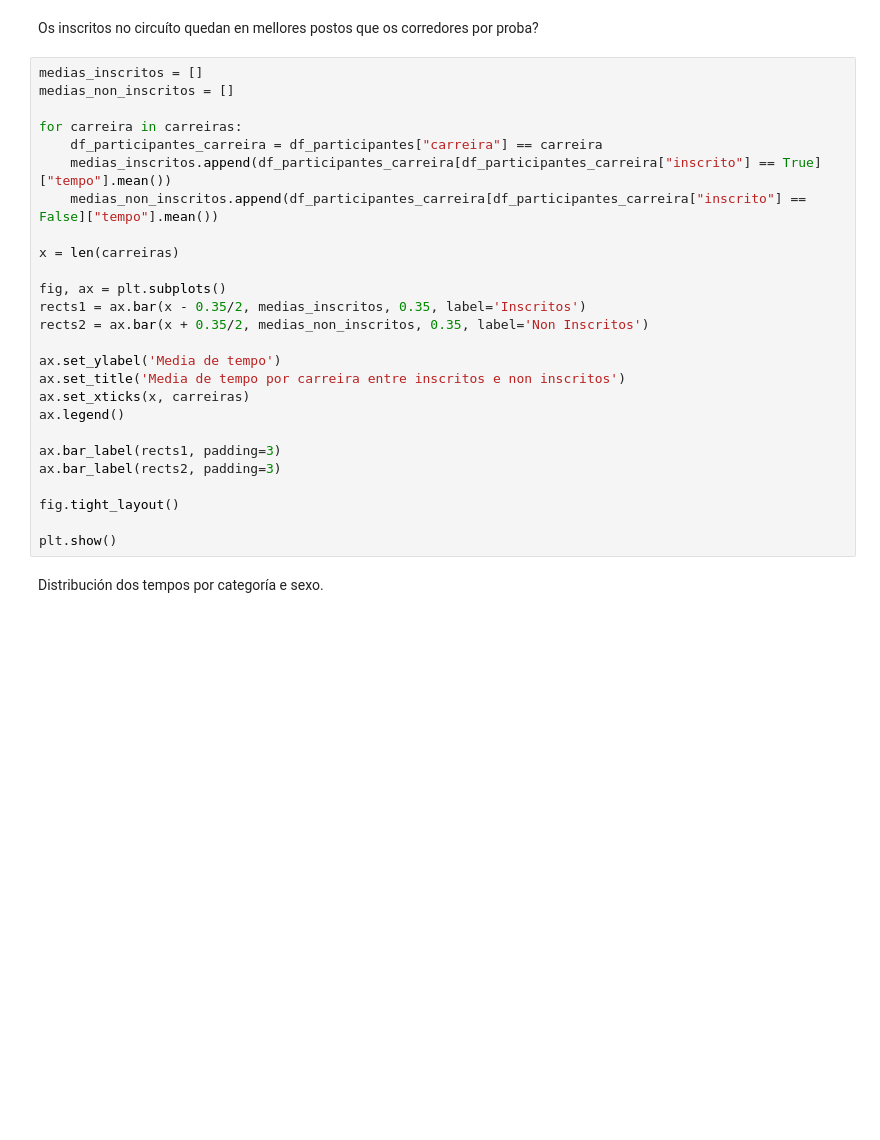
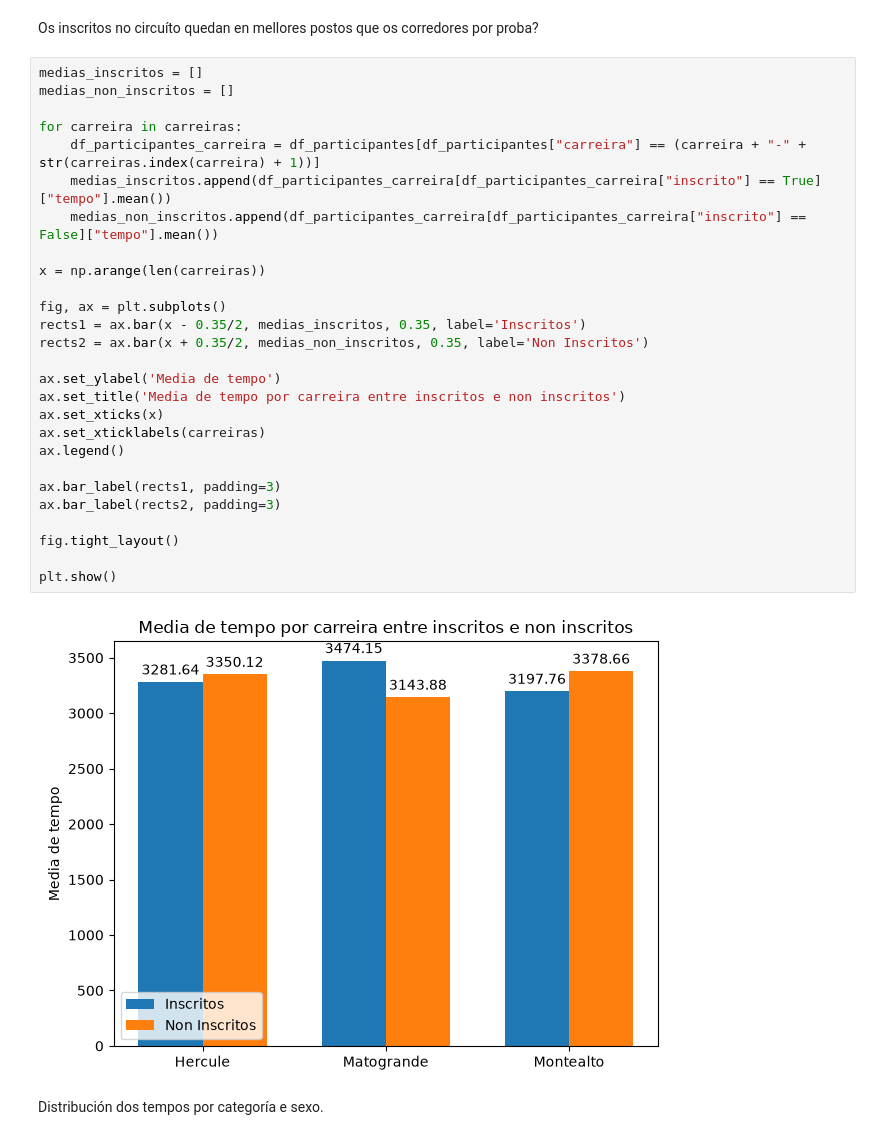
Before and after one commit to nicolasjimenezfdwirtz2627-ai/scrapping-coruna-corre, a Jupyter notebook: notebooks/analise.ipynb, the cells around one changed output. Drawn from its saved outputs; the diff is of its cells as text; blank space fills up the shorter version.

```diff
--- a/notebooks/analise.ipynb
+++ b/notebooks/analise.ipynb
@@ -117,29 +164,32 @@ Os inscritos no circuíto quedan en mellores postos que os corredores por proba?
 # %%
 medias_inscritos = []
 medias_non_inscritos = []
 
 for carreira in carreiras:
-    df_participantes_carreira = df_participantes["carreira"] == carreira
+    df_participantes_carreira = df_participantes[df_participantes["carreira"] == (carreira + "-" + str(carreiras.index(carreira) + 1))]
     medias_inscritos.append(df_participantes_carreira[df_participantes_carreira["inscrito"] == True]["tempo"].mean())
     medias_non_inscritos.append(df_participantes_carreira[df_participantes_carreira["inscrito"] == False]["tempo"].mean())
 
-x = len(carreiras)
+x = np.arange(len(carreiras))
 
 fig, ax = plt.subplots()
 rects1 = ax.bar(x - 0.35/2, medias_inscritos, 0.35, label='Inscritos')
 rects2 = ax.bar(x + 0.35/2, medias_non_inscritos, 0.35, label='Non Inscritos')
 
 ax.set_ylabel('Media de tempo')
 ax.set_title('Media de tempo por carreira entre inscritos e non inscritos')
-ax.set_xticks(x, carreiras)
+ax.set_xticks(x)
+ax.set_xticklabels(carreiras)
 ax.legend()
 
 ax.bar_label(rects1, padding=3)
 ax.bar_label(rects2, padding=3)
 
 fig.tight_layout()
 
 plt.show()
+# %% [output]
+[figure, added]
 # %% [markdown]
 Distribución dos tempos por categoría e sexo.
 # %%
```
Also changed, not shown: parts of 11 cells of this notebook.
